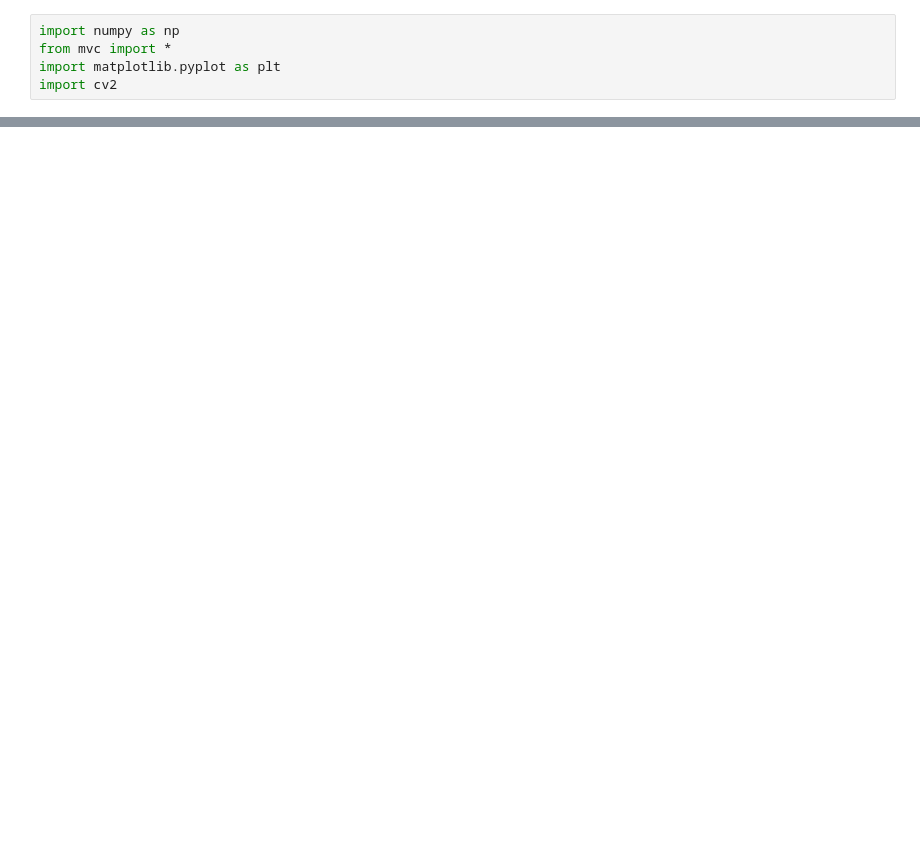
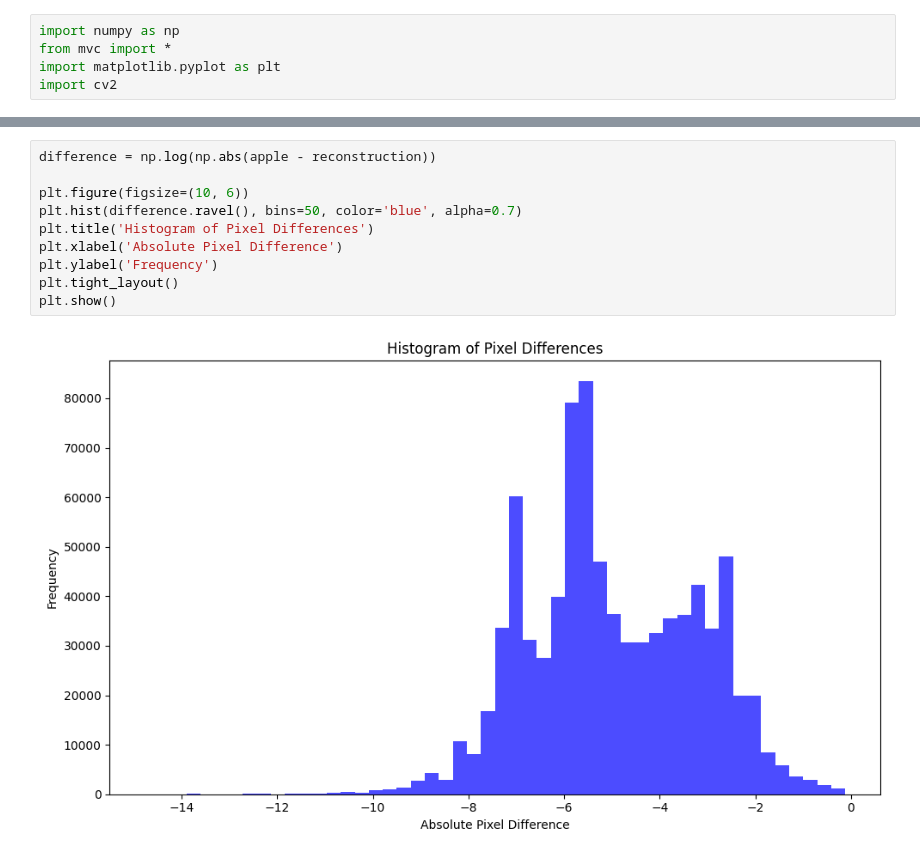
Before and after one commit to harshvardhan-pandey/Palette-Based-Recolouring, a Jupyter notebook: MVC/testing.ipynb, the cells around one changed output, grey strips where cells are left out. Saved outputs shown, nothing was run; the diff lists cells and outputs as text; blank space fills up the shorter version.

```diff
--- a/MVC/testing.ipynb
+++ b/MVC/testing.ipynb
@@ -34,3 +34,15 @@ plt.imshow(reconstruction)
+# %%
+difference = np.log(np.abs(apple - reconstruction))
+
+plt.figure(figsize=(10, 6))
+plt.hist(difference.ravel(), bins=50, color='blue', alpha=0.7)
+plt.title('Histogram of Pixel Differences')
+plt.xlabel('Absolute Pixel Difference')
+plt.ylabel('Frequency')
+plt.tight_layout()
+plt.show()
+# %% [output]
+[figure, added]
 # %%
 def show_pallete(pallete, width = 100, height = 100):
     N, _ = pallete.shape
```
Also changed, not shown: parts of 5 cells of this notebook, 3 other files.
